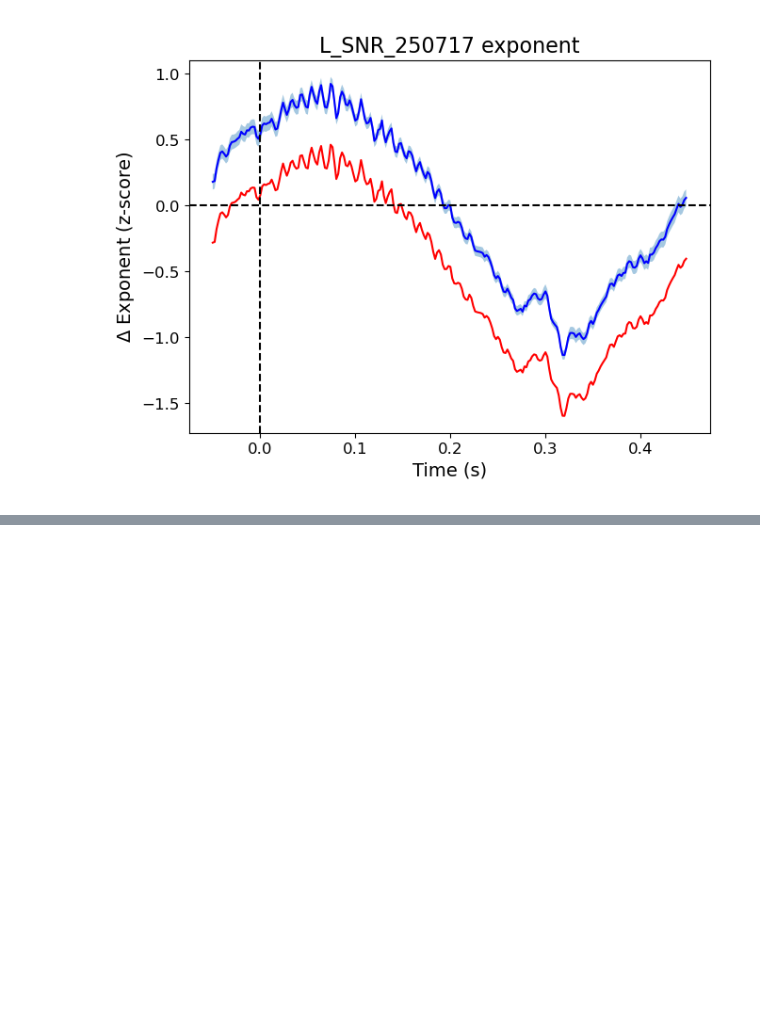
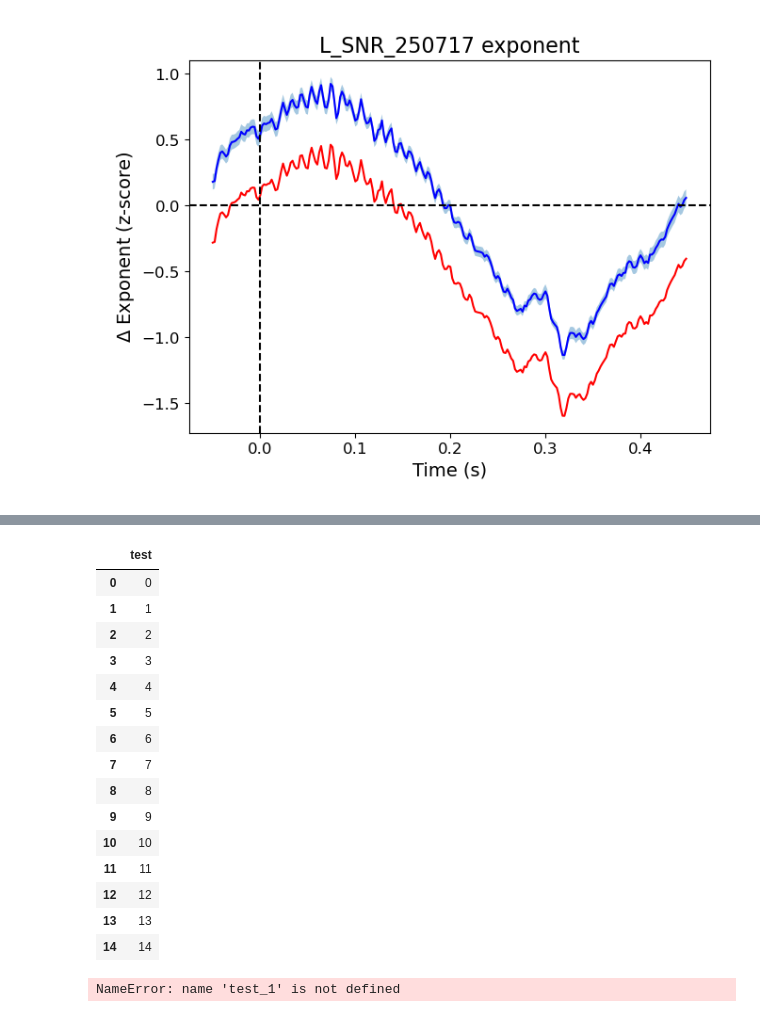
Before and after one commit to voytekresearch/v1_v4_1024_elec, a Jupyter notebook: notebooks/plotting/plot_stm_params.ipynb, the cells around one changed output, grey strips where cells are left out. Drawn from its saved outputs; the diff is of its cells as text; code cells hidden in the pictures; blank space fills up the shorter version.

```diff
--- a/notebooks/plotting/plot_stm_params.ipynb
+++ b/notebooks/plotting/plot_stm_params.ipynb
@@ -270,0 +452,25 @@ data_mua = pd.read_csv()
+# %%
+at = np.array(np.arange(15))
+attempt = pd.DataFrame().assign(test=at)
+attempt
+# %% [output]
+|  | test |
+| 0 | 0 |
+| 1 | 1 |
+| 2 | 2 |
+| 3 | 3 |
+| 4 | 4 |
+| 5 | 5 |
+| 6 | 6 |
+| 7 | 7 |
+| 8 | 8 |
+| 9 | 9 |
+| 10 | 10 |
+| 11 | 11 |
+| 12 | 12 |
+| 13 | 13 |
+| 14 | 14 |
+# %%
+i_list = [test_1, test_2, test_3]
+# %% [output]
+NameError: name 'test_1' is not defined
```
Also changed, not shown: parts of 5 cells of this notebook, 1 other file.
